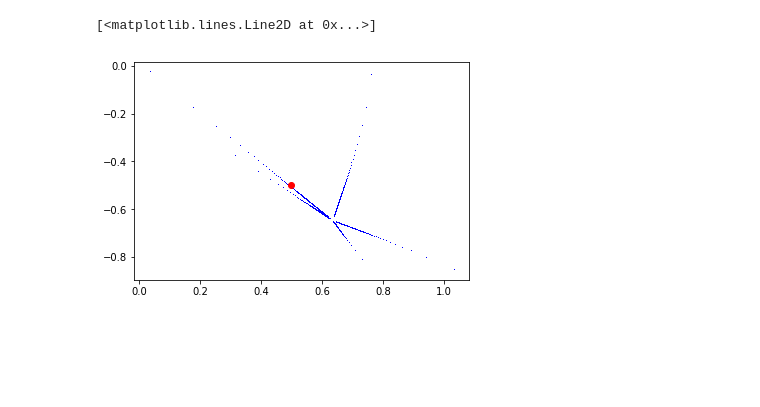
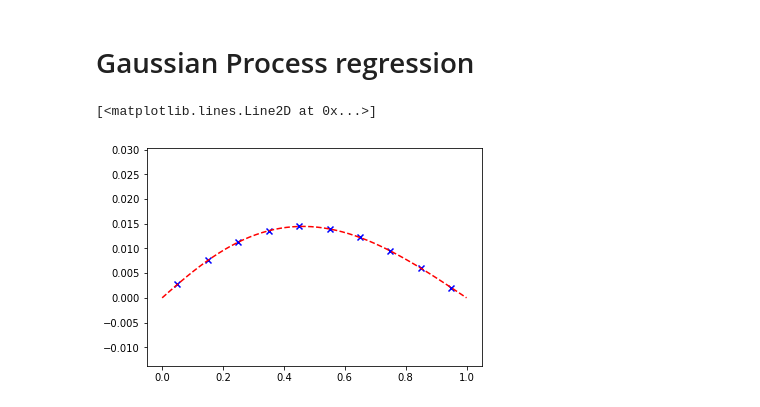
Before and after one commit to JIMMY-KSU/seminar_enkf_analysis, a Jupyter notebook: enkf.ipynb, the cells around one changed output. Drawn from its saved outputs; the diff is of its cells as text; code cells hidden in the pictures; blank space fills up the shorter version.

```diff
--- a/enkf.ipynb
+++ b/enkf.ipynb
@@ -284,10 +15,10 @@ HTML(anim.to_html5_video())
-# %%
-for i in range(0,int(t1/dt)):
-    a = (int(t1/dt) - i)/int(t1/dt)
-    plt.plot(path[i,:,0], path[i,:,1], 'b,')
-
-#plt.plot(path[:,:,0], path[:,:,1], 'b--', lw=1)
-plt.plot(u_real[:,0], u_real[:,1], 'ro')
-# %% [output]
-[<matplotlib.lines.Line2D at 0x...>]
-[figure, removed]
+# %% [markdown]
+# Gaussian Process regression
+# %%
+g, real_param, y = src.problems.PoissonUnknownRHS.prep_problem(10, measurement_points, 0)
+x = np.linspace(0, 1)
+plt.scatter(measurement_points, y, c='b', marker='x', label='Observations')
+plt.plot(x, src.problems.PoissonUnknownRHS.eval(real_param, x), '--r', label='Real function')
+# %% [output]
+[<matplotlib.lines.Line2D at 0x...>]
+[figure, added]
```
Also changed, not shown: parts of 19 cells of this notebook, 11 other files.
